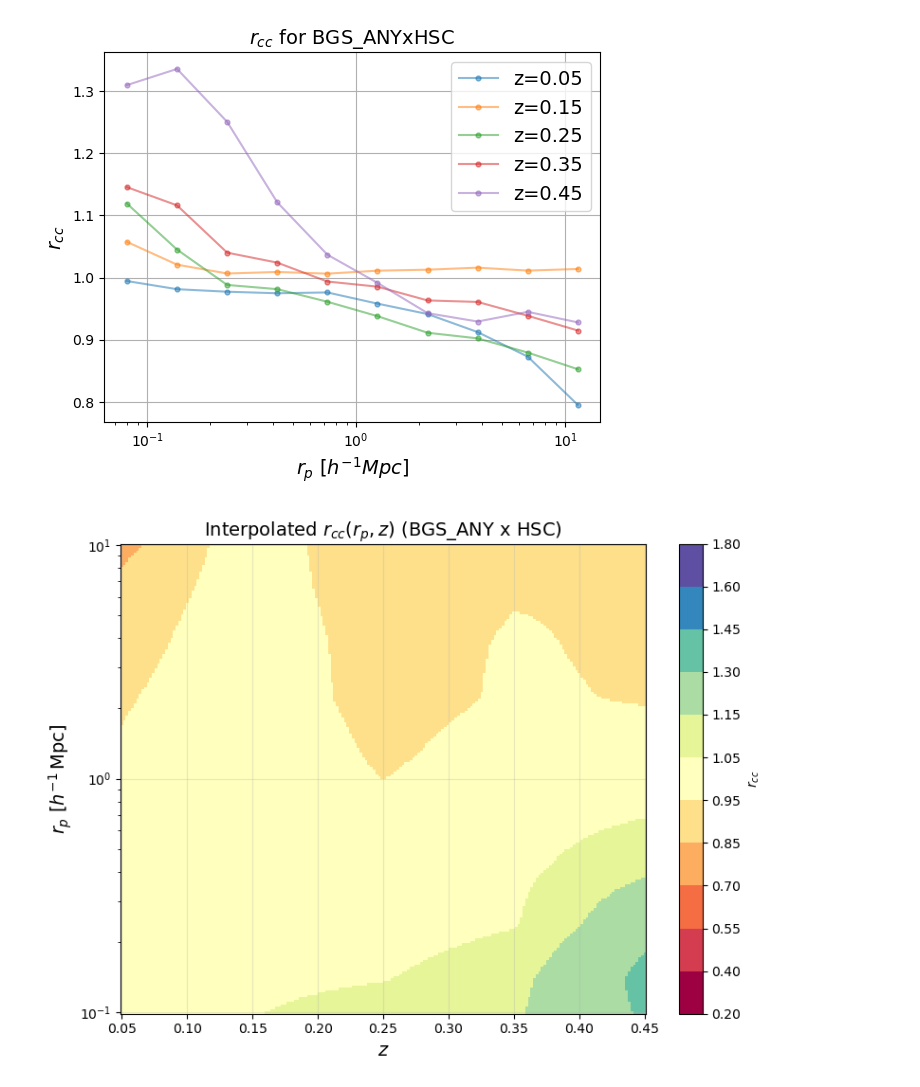
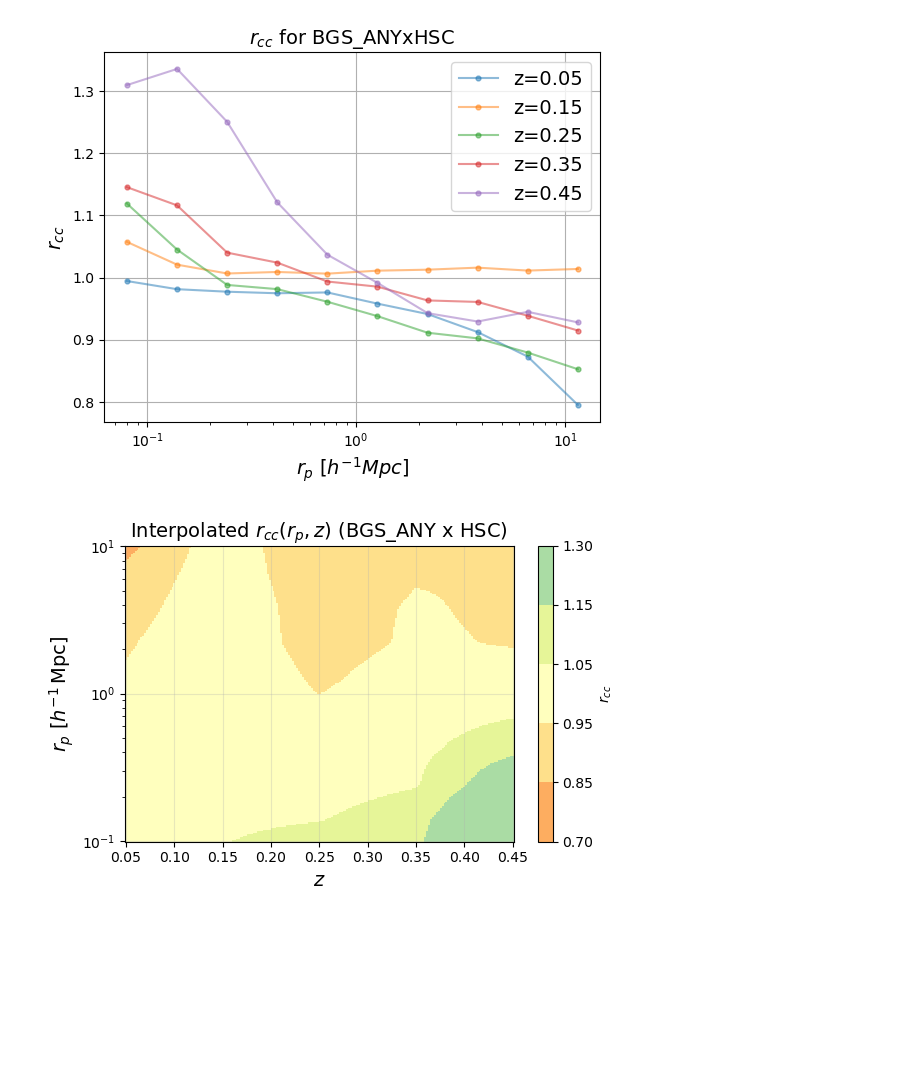
Before and after one commit to JeanCHDJdev/desi-y3-hsc, a Jupyter notebook: src/statistics/plot_results.ipynb, the cells around one changed output. Saved outputs shown, nothing was run; the diff lists cells and outputs as text; code cells hidden in the pictures; blank space fills up the shorter version.

```diff
--- a/src/statistics/plot_results.ipynb
+++ b/src/statistics/plot_results.ipynb
@@ -681,8 +693,9 @@ print(sep)
   3.16227766  3.83118685  4.64158883  5.62341325  6.81292069  8.25404185
  10.        ]
 # %%
+importlib.reload(inference)
 nz_per_tracer = {}
-scale_cuts = [[0.5, 5]]
+scale_cuts = [[0.2, 3]]
 tracers = ['BGS_ANY', 'LRG', 'ELGnotqso', 'QSO']
 if scale_cuts is not None and len(scale_cuts) == 1:
     scale_cuts = [scale_cuts[0] for _ in range(len(tracers))]
@@ -729,19 +733,0 @@ nz, nzerr, z = cal.calibrate_tomo_bin(
-# %%
-for tracer in nz_per_tracer.keys():
-    mask = ~np.isnan(nz[tracer])
-    plt.errorbar(
-        z[mask],
-        nz[tracer][mask],
-        nzerr[tracer][mask],
-        marker='o',
-        markersize=3.5,
-        linestyle='-',
-        alpha=0.5,
-        label=tracer,
-        color=colormaps[tracers.index(tracer)]((ind_t+1)/4),
-        capsize=3
-    )
-plt.xlabel('z')
-plt.ylabel('p(z)')
-plt.grid()
-plt.legend(fontsize=8, ncols=2, loc='upper left')
@@ -751,6 +734,6 @@ plt.legend(fontsize=8, ncols=2, loc='upper left')
 # %%
 importlib.reload(cal)
-tomo = 1
+tomo = 4
 calresult = cal.calibrate_tomo_bin(
     path_dictionary=path_dictionary,
     nzs_per_tracer=nz_per_tracer,
@@ -1155,7 +1283,7 @@ Computing n(z) for tracer LRG and tomo bin 4
 Basic idea is to match on overlapping bins, so that the amplitude of the cross correlations match. NB : how to recover the errors here ?
 # %%
 nz_per_tracer = {}
-scale_cuts = [[1, 5]]
+scale_cuts = [[.2, 3]]
 tracers = ['BGS_ANY', 'LRG', 'ELGnotqso', 'QSO']
 if scale_cuts is not None and len(scale_cuts) == 1:
     scale_cuts = [scale_cuts[0] for _ in range(len(tracers))]
@@ -1468,35 +1578,35 @@ r_fine = np.logspace(-1, 1, 200)
 Z_fine, R_fine = np.meshgrid(z_fine, r_fine)
 
 # Flatten for evaluation
 points = np.stack([Z_fine.ravel(), R_fine.ravel()], axis=-1)
 rcc_interp_smooth = rcc_interp_func(points).reshape(Z_fine.shape)
 
-levels = [0.2, 0.4, 0.55, 0.7, 0.85, 0.95, 1.05, 1.15, 1.3, 1.45, 1.6, 1.8] #[0.2, 0.4, 0.5, 0.6, 0.75, 0.85, 0.95, 1.05, 1.2]  # 5 intervals = 6 boundaries
+levels = [0.7, 0.85, 0.95, 1.05, 1.15, 1.3]#[0.2, 0.4, 0.55, 0.7, 0.85, 0.95, 1.05, 1.15, 1.3, 1.45, 1.6, 1.8] #[0.2, 0.4, 0.5, 0.6, 0.75, 0.85, 0.95, 1.05, 1.2]  # 5 intervals = 6 boundaries
 vcenter = 1.0
 
 # Step 2: Use a diverging colormap with same number of color bins as level intervals
 n_colors = len(levels) - 1
 cmap_full = plt.get_cmap('Spectral', 256)  # fine-grained original colormap
-colors = cmap_full(np.linspace(0, 1, 256))
+colors = cmap_full(np.linspace(0.3, 0.7, 256))
 i_center = np.argmin(np.abs(np.array(levels) - vcenter))
 n_below = i_center
 n_above = len(levels) - 1 - i_center
-new_colors = cmap_full(np.linspace(0, 1, n_colors))
+new_colors = cmap_full(np.linspace(0.3, 0.7, n_colors))
 cmap = mcolors.ListedColormap(new_colors)
 norm = mcolors.BoundaryNorm(boundaries=levels, ncolors=cmap.N, clip=True)
 
-plt.figure(figsize=(8, 6))
+plt.figure(figsize=(6, 4))
 pc = plt.pcolormesh(Z_fine, R_fine, rcc_interp_smooth, cmap=cmap, norm=norm, shading='auto')
 plt.yscale('log')
 plt.xlabel(r'$z$', fontsize=14)
 plt.ylabel(r'$r_p$ [$h^{-1}\,\mathrm{Mpc}$]', fontsize=14)
 plt.title(r'Interpolated $r_{cc}(r_p, z)$' + f' ({tracer_rcc1} x {tracer_rcc2})', fontsize=14)
 
 cbar = plt.colorbar(pc, ticks=levels, label=r'$r_{cc}$')
 cbar.ax.set_yticklabels([f"{lvl:.2f}" for lvl in levels])
 
 plt.grid(alpha=0.3)
 plt.tight_layout()
 plt.show()
 # %% [output]
-[figure, old version]
+[figure, new version]
```
Also changed, not shown: parts of 18 cells of this notebook, 4 other files.
